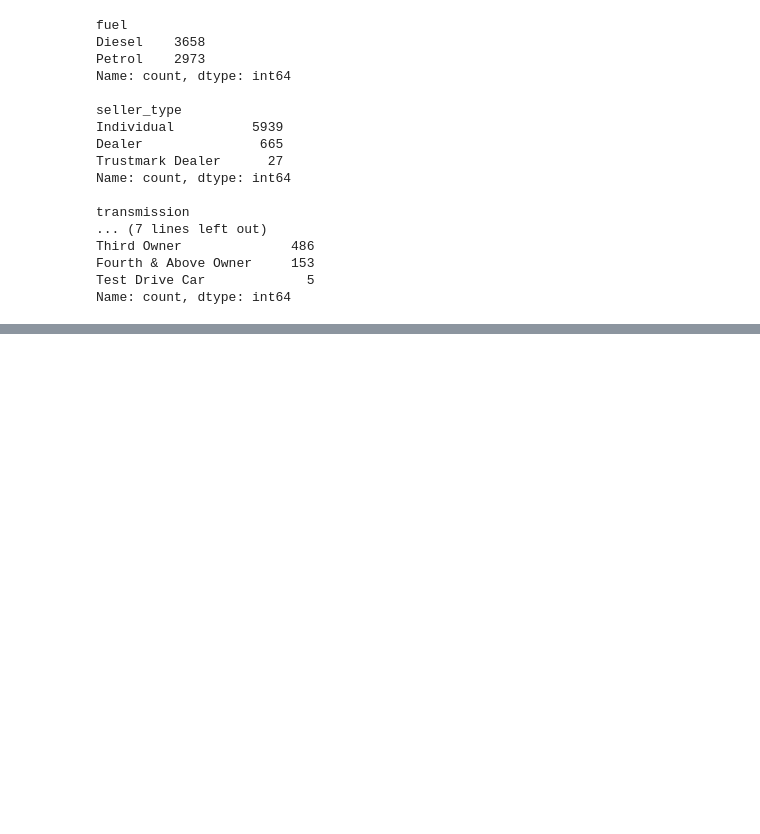
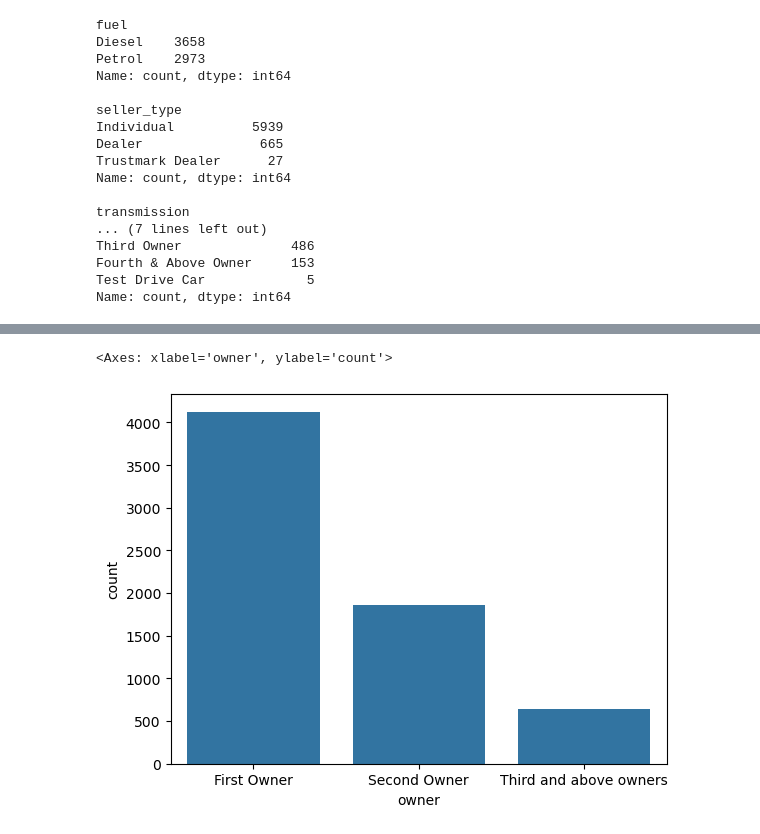
Before and after one commit to parabamoghv/Erdos-AU2024-CarSalesPricePrediction, a Jupyter notebook: notebooks/01_data_cleaning.ipynb, the cells around one changed output, grey strips where cells are left out. Cells and saved outputs as stored; diff of their text form; code cells hidden in the pictures; blank space fills up the shorter version.

```diff
--- a/notebooks/01_data_cleaning.ipynb
+++ b/notebooks/01_data_cleaning.ipynb
@@ -321,0 +410,7 @@ df
+# %%
+#Since only 0.07% of data has "Test Drive Car" category in "owner" feature, we will drop corresponding rows
+df=df[df["owner"]!="Test Drive Car"]
+#We will also combine "Third owner" and "Fourth & Above Owners" Categories under "Third and above owners"
+df["owner"]=df["owner"].replace({"Third Owner":"Third and above owners","Fourth & Above Owner":"Third and above owners"})
+
+df_count_drop_test_drive = len(df)
@@ -321,0 +423,5 @@ df
+# %%
+sns.countplot(data=df,x="owner")
+# %% [output]
+<Axes: xlabel='owner', ylabel='count'>
+[figure, added]
```
Also changed, not shown: parts of 66 cells of this notebook, 6 other files.
